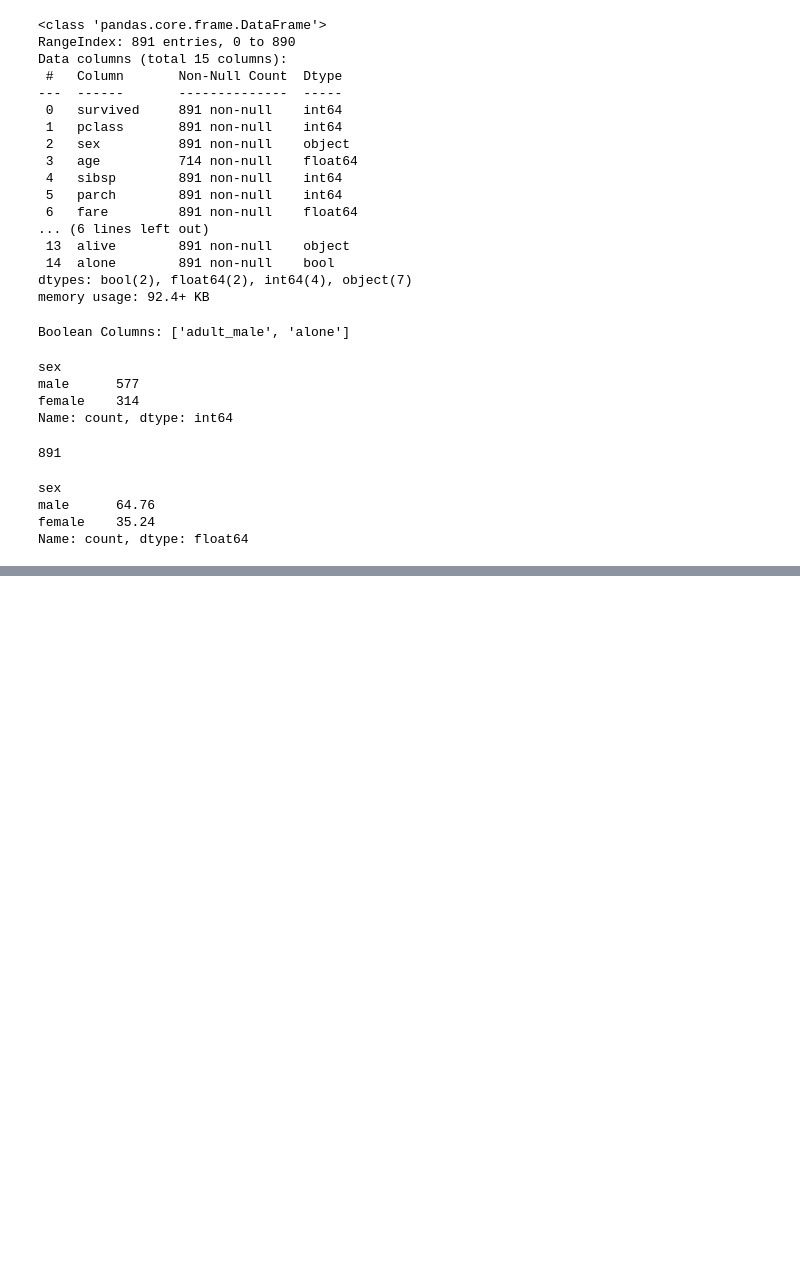
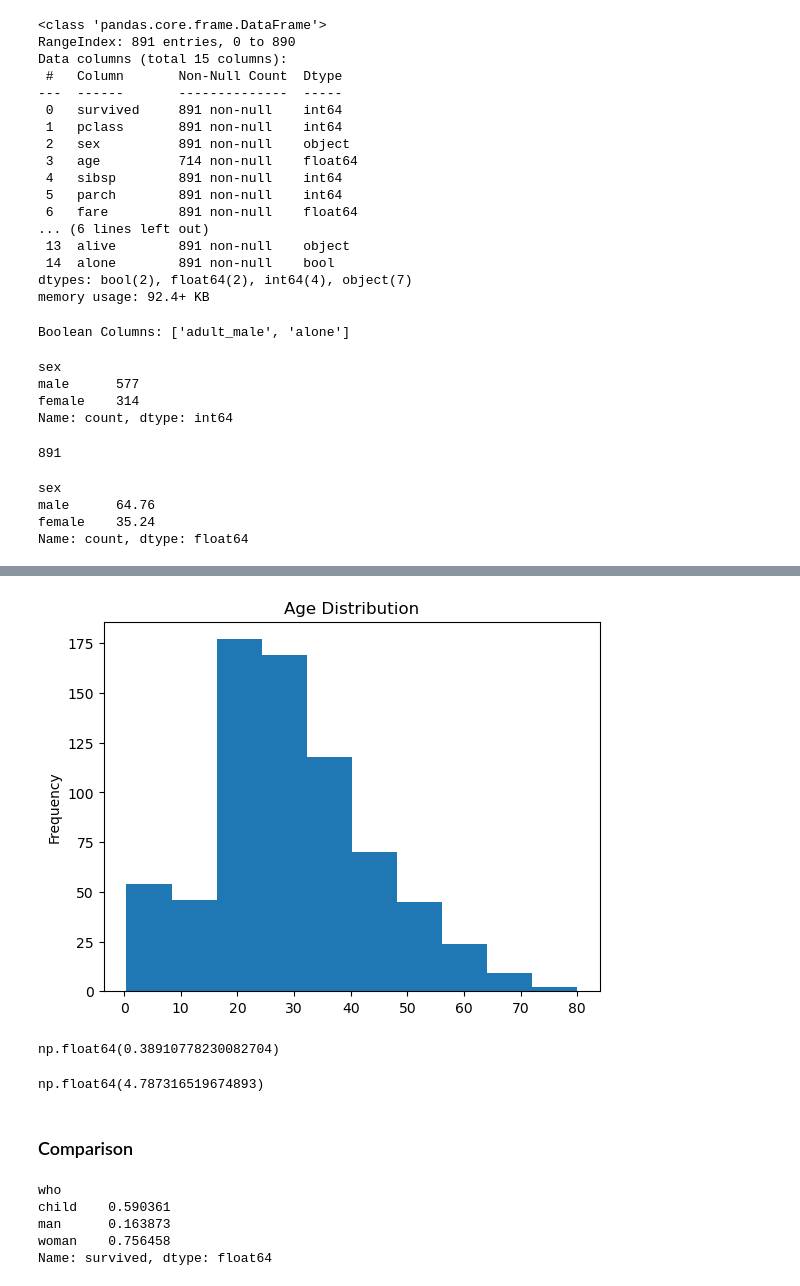
Before and after one commit to MrKami04/Exploratory-Data-Analysis, a Jupyter notebook: EDA/basic_04_dimension.ipynb, the cells around one changed output, grey strips where cells are left out. Cells and saved outputs as stored; diff of their text form; code cells hidden in the pictures; blank space fills up the shorter version.

```diff
--- a/EDA/basic_04_dimension.ipynb
+++ b/EDA/basic_04_dimension.ipynb
@@ -81,0 +188,23 @@ Name: count, dtype: float64
+# %%
+# age distribution
+age_distribution = df['age'].plot(kind="hist", title="Age Distribution")
+# %% [output]
+[figure, added]
+# %%
+df['age'].skew()
+# %% [output]
+np.float64(0.38910778230082704)
+# %%
+df['fare'].skew()
+# %% [output]
+np.float64(4.787316519674893)
+# %% [markdown]
+### Comparison
+# %%
+df.groupby("who")['survived'].mean()
+# %% [output]
+who
+child    0.590361
+man      0.163873
+woman    0.756458
+Name: survived, dtype: float64
```
Also changed, not shown: parts of 16 cells of this notebook.
